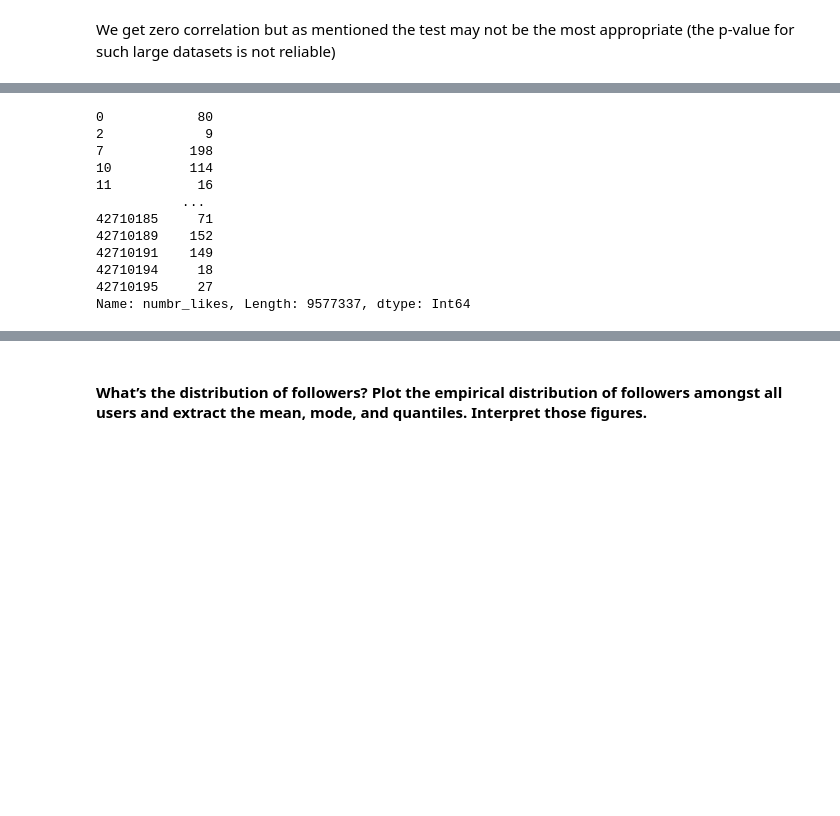
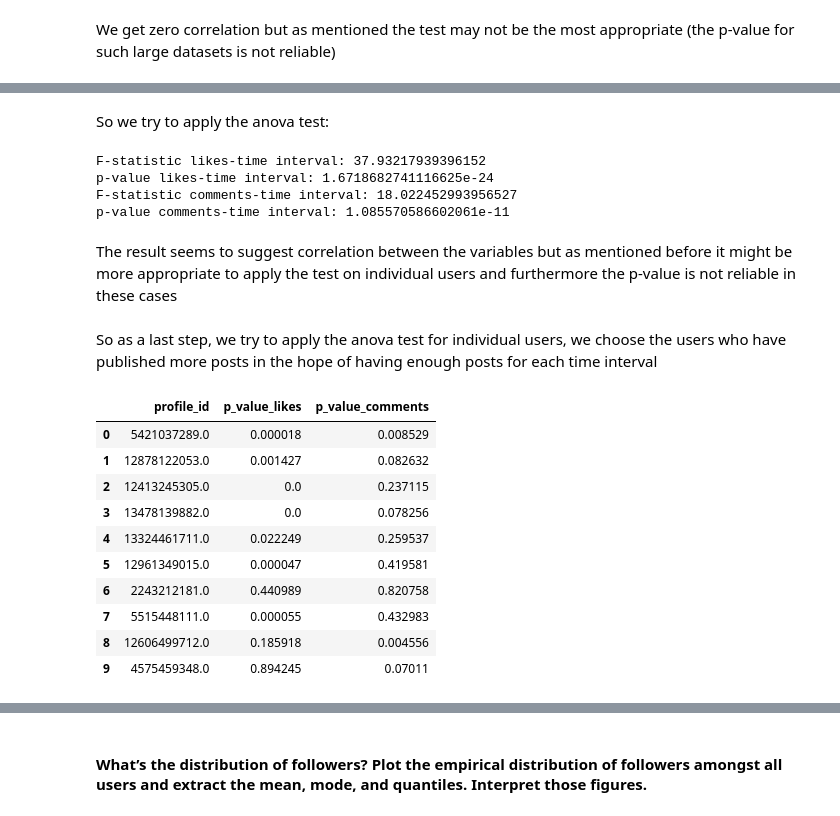
Before and after one commit to Prot10/ADM_HW_2, a Jupyter notebook: general.ipynb, the cells around one changed output, grey strips where cells are left out. Saved outputs shown, nothing was run; the diff lists cells and outputs as text; code cells hidden in the pictures; blank space fills up the shorter version.

```diff
--- a/general.ipynb
+++ b/general.ipynb
@@ -1419,16 +1414,56 @@ aaa
-# %%
-sub8_posts['numbr_likes'][sub8_posts['interval']=='[19:00,22:59]']
-sub8_posts['profile_id'].value_counts().nlargest(10)
-# %% [output]
-0            80
-2             9
-7           198
-10          114
-11           16
-           ...
-42710185     71
-42710189    152
-42710191    149
-42710194     18
-42710195     27
-Name: numbr_likes, Length: 9577337, dtype: Int64
+# %% [markdown]
+So we try to apply the anova test:
+# %%
+morning_l = sub8_posts['numbr_likes'][sub8_posts['interval']=='[8:00,12:59]']
+afternoon_l = sub8_posts['numbr_likes'][sub8_posts['interval']=='[13:00,18:59]']
+evening_l = sub8_posts['numbr_likes'][sub8_posts['interval']=='[19:00,22:59]']
+night_l = sub8_posts['numbr_likes'][sub8_posts['interval']=='[23:00,7:59]']
+p_value_likes = f_oneway(morning_l, afternoon_l, evening_l, night_l)
+morning_c = sub8_posts['number_comments'][sub8_posts['interval']=='[8:00,12:59]']
+afternoon_c = sub8_posts['number_comments'][sub8_posts['interval']=='[13:00,18:59]']
+evening_c = sub8_posts['number_comments'][sub8_posts['interval']=='[19:00,22:59]']
+night_c = sub8_posts['number_comments'][sub8_posts['interval']=='[23:00,7:59]']
+p_value_comments = f_oneway(morning_c, afternoon_c, evening_c, night_c)
+print(f'F-statistic likes-time interval: {p_value_likes[0]}')
+print(f'p-value likes-time interval: {p_value_likes[1]}')
+print(f'F-statistic comments-time interval: {p_value_comments[0]}')
+print(f'p-value comments-time interval: {p_value_comments[1]}')
+# %% [output]
+F-statistic likes-time interval: 37.93217939396152
+p-value likes-time interval: 1.6718682741116625e-24
+F-statistic comments-time interval: 18.022452993956527
+p-value comments-time interval: 1.085570586602061e-11
+# %% [markdown]
+The result seems to suggest correlation between the variables but as mentioned before it might be more appropriate to apply the test on individual users and furthermore the p-value is not reliable in these cases
+# %% [markdown]
+So as a last step, we try to apply the anova test for individual users, we choose the users who have published more posts in the hope of having enough posts for each time interval
+# %%
+profiles_most_posts = sub8_posts['profile_id'].value_counts().nlargest(10)
+p_value_table = pd.DataFrame(columns=['profile_id', 'p_value_likes', 'p_value_comments'])
+for profile in profiles_most_posts.index:
+    profile_posts = sub8_posts[sub8_posts['profile_id']==profile]
+    morning_l = profile_posts['numbr_likes'][profile_posts['interval']=='[8:00,12:59]']
+    afternoon_l = profile_posts['numbr_likes'][profile_posts['interval']=='[13:00,18:59]']
+    evening_l = profile_posts['numbr_likes'][profile_posts['interval']=='[19:00,22:59]']
+    night_l = profile_posts['numbr_likes'][profile_posts['interval']=='[23:00,7:59]']
+    p_value_likes = f_oneway(morning_l, afternoon_l, evening_l, night_l)
+    morning_c = profile_posts['number_comments'][profile_posts['interval']=='[8:00,12:59]']
+    afternoon_c = profile_posts['number_comments'][profile_posts['interval']=='[13:00,18:59]']
+    evening_c = profile_posts['number_comments'][profile_posts['interval']=='[19:00,22:59]']
+    night_c = profile_posts['number_comments'][profile_posts['interval']=='[23:00,7:59]']
+    p_value_comments = f_oneway(morning_c, afternoon_c, evening_c, night_c)
+    new_row = pd.Series({'profile_id': profile, 'p_value_likes': p_value_likes[1], 'p_value_comments': p_value_comments[1]})
+    p_value_table = pd.concat([p_value_table, new_row.to_frame().T], ignore_index=True)
+p_value_table
+# %% [output]
+|  | profile_id | p_value_likes | p_value_comments |
+| 0 | 5421037289.0 | 0.000018 | 0.008529 |
+| 1 | 12878122053.0 | 0.001427 | 0.082632 |
+| 2 | 12413245305.0 | 0.0 | 0.237115 |
+| 3 | 13478139882.0 | 0.0 | 0.078256 |
+| 4 | 13324461711.0 | 0.022249 | 0.259537 |
+| 5 | 12961349015.0 | 0.000047 | 0.419581 |
+| 6 | 2243212181.0 | 0.440989 | 0.820758 |
+| 7 | 5515448111.0 | 0.000055 | 0.432983 |
+| 8 | 12606499712.0 | 0.185918 | 0.004556 |
+| 9 | 4575459348.0 | 0.894245 | 0.07011 |
```
Also changed, not shown: parts of 52 cells of this notebook.
